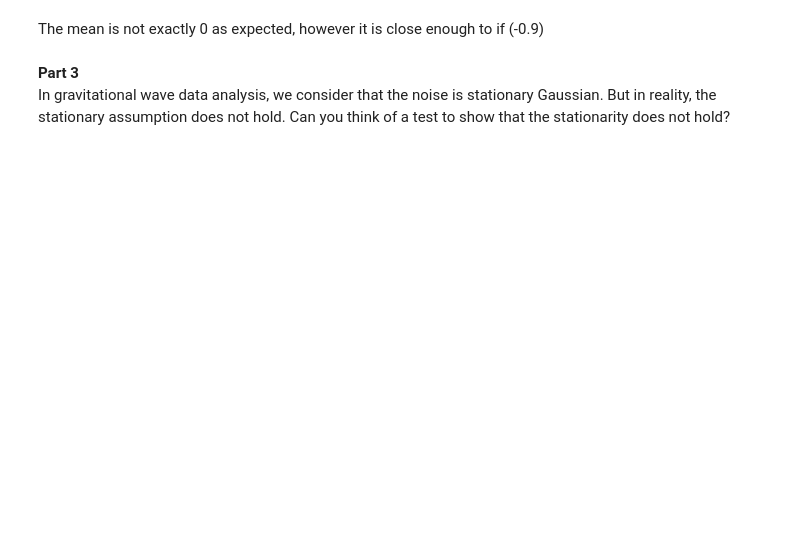
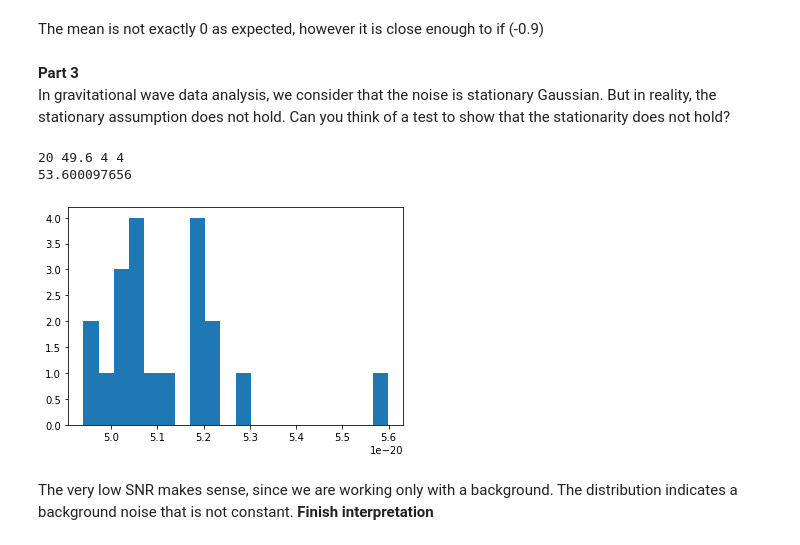
Before and after one commit to tsiligardi/PRA3024-Analysis-of-big-data-in-physics, a Jupyter notebook: GWDA_Ex_2.ipynb, the cells around one changed output. Cells and saved outputs as stored; diff of their text form; code cells hidden in the pictures; blank space fills up the shorter version.

```diff
--- a/GWDA_Ex_2.ipynb
+++ b/GWDA_Ex_2.ipynb
@@ -146,3 +149,56 @@ The mean is not exactly 0 as expected, however it is close enough to if (-0.9)
 <br>In gravitational wave data analysis, we consider that the noise is stationary Gaussian.
 But in reality, the stationary assumption does not hold. Can you think of a test to
 show that the stationarity does not hold?
+# %%
+#dividing into time slices
+n=20 #number of chunks
+d=white_data.duration/n #duration of each chunk
+t_i=white_data.start_time
+t_f=t_i
+chunks=[]
+print(n,d,t_i,t_f)
+print(strain.end_time)
+
+while(t_f != white_data.end_time):
+  t_f+=d
+  chunks.append(white_data.time_slice(t_i,t_f))
+  t_i=t_f
+# %% [output]
+20 49.6 4 4
+53.600097656
+# %%
+#calculating the power spectral density in array for each element in the array
+#Do we have to use the whited data or the normal ones?
+psds_array=[]
+SNRS=[]
+for st in chunks:
+  #calculating the psd
+  st_tilde=strain.to_frequencyseries()
+  delta_t = st.delta_t
+  seg_len = int(2 / delta_t)
+  seg_stride = int(seg_len / 2) #how much overlapping of the segments
+  psd  = pycbc.psd.welch(st,#power spectral density
+                    seg_len=seg_len,
+                    seg_stride=seg_stride)
+
+  psd = interpolate(psd, st_tilde.delta_f)
+
+  #getting the waveform in frequency domain assuming m1=m2=3
+  hp,hc= get_fd_waveform(approximant="TaylorF2", #generating the waveform
+                     mass1=3,
+                     mass2=3,
+                     delta_f=st_tilde.delta_f,
+                     f_lower=15.0)
+  hp.resize(len(st_tilde))
+  #Calculating the SNR
+  SNR=(sigmasq(hp,psd))**0.5
+
+  SNRS.append(SNR)
+# %%
+#plotting the histogram
+pylab.hist(SNRS,bins=20);
+# %% [output]
+[figure, added]
+# %% [markdown]
+The very low SNR makes sense, since we are working only with a background. The distribution indicates a background noise that is not constant.
+**Finish interpretation**
```
Also changed, not shown: parts of 4 cells of this notebook.
